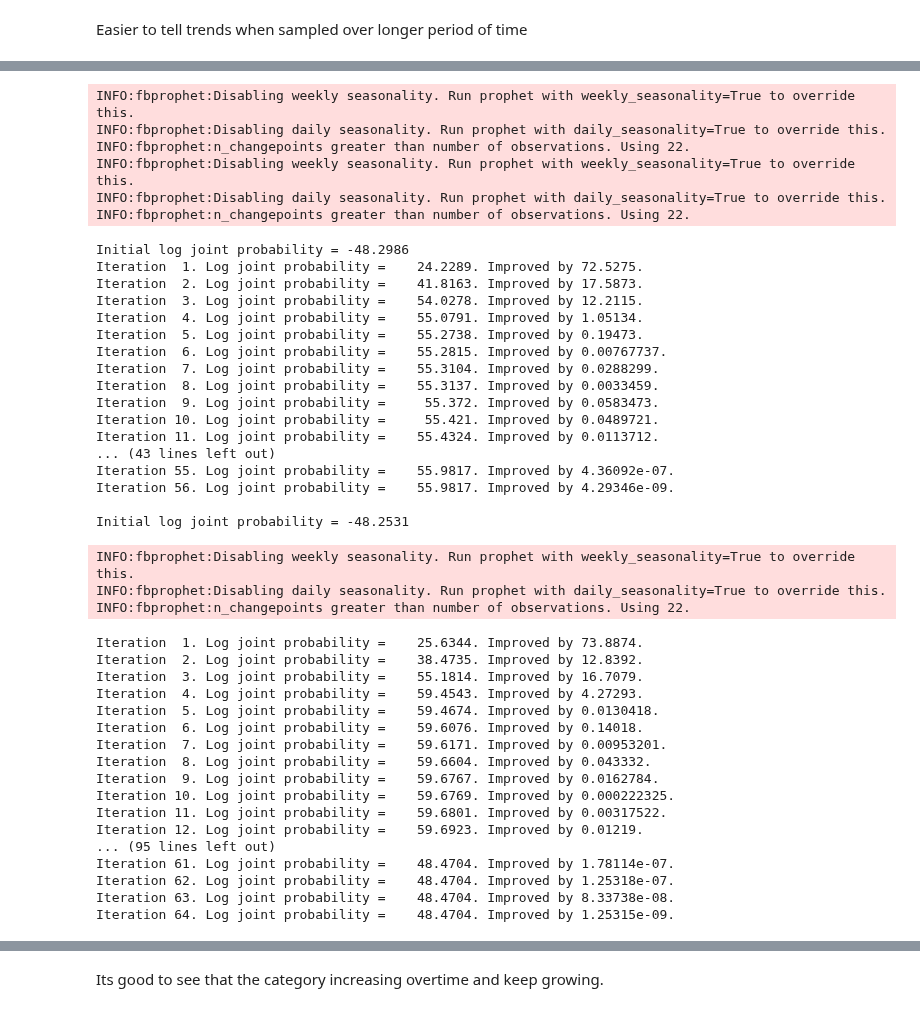
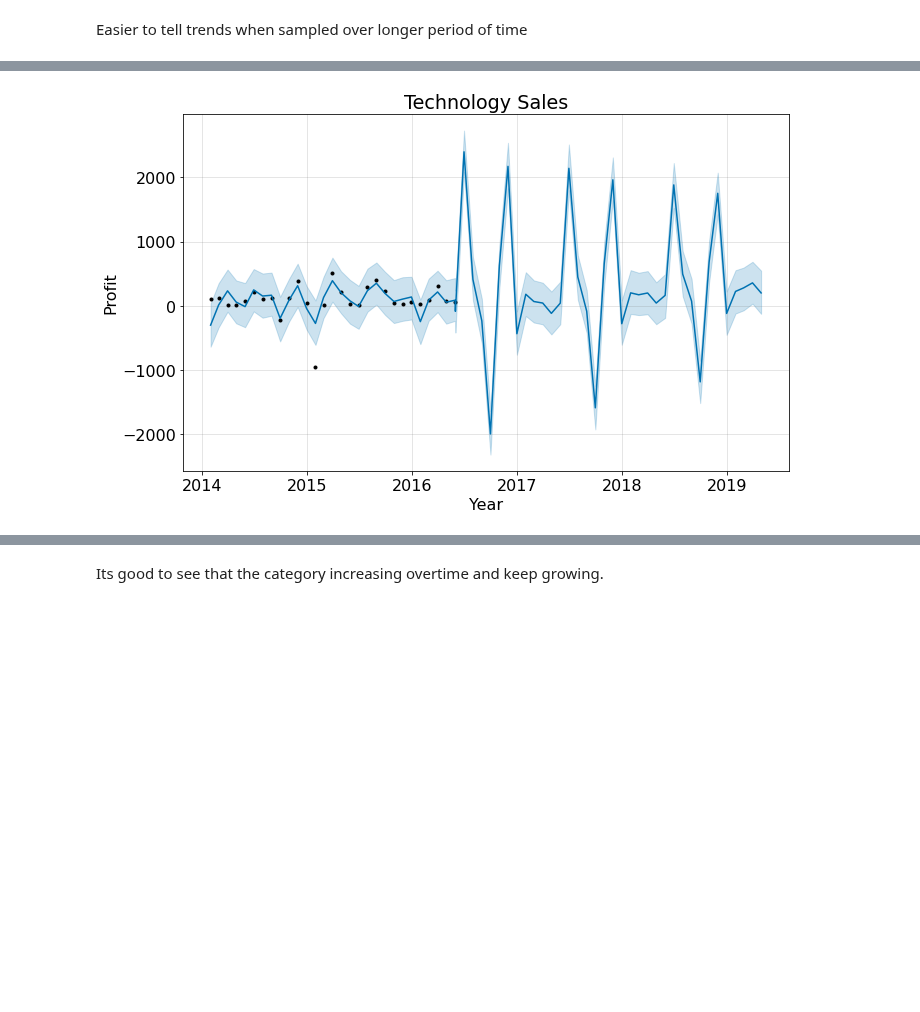
Before and after one commit to Kristofer-Rivera-and-Oliver-Ton/time_series_project, a Jupyter notebook: second_notebook.ipynb, the cells around one changed output, grey strips where cells are left out. Saved outputs shown, nothing was run; the diff lists cells and outputs as text; code cells hidden in the pictures; blank space fills up the shorter version.

```diff
--- a/second_notebook.ipynb
+++ b/second_notebook.ipynb
@@ -241,3 +188,5 @@ monthly_technology = technology['sales'].resample('M').mean()
+# %%
+monthly_technology_profit = technology['profit'].resample('M').mean()
 # %%
 furniture = pd.DataFrame({'Order Date':monthly_furniture.index, 'Sales':monthly_furniture.values})
 office = pd.DataFrame({'Order Date': monthly_office.index, 'Sales': monthly_office.values})
@@ -312,0 +215,4 @@ Iteration 64. Log joint probability =    48.4704. Improved by 1.25315e-09.
+# %%
+technology_profit = technology_profit.rename(columns={'Order Date': 'ds', 'Sales': 'y'})
+technology_profit_model = Prophet(interval_width=0.95)
+technology_profit_model.fit(technology_profit)
@@ -312,0 +268,3 @@ Iteration 64. Log joint probability =    48.4704. Improved by 1.25315e-09.
+# %%
+technology_profit_forecast = technology_profit_model.make_future_dataframe(periods = 36, freq = 'MS')
+technology_profit_forecast = technology_profit_model.predict(technology_profit_forecast)
@@ -337,49 +294,11 @@ plt.show()
+# %%
+technology_profit_model.plot(technology_profit_forecast, xlabel = 'Year', ylabel = 'Profit')
+plt.title('Technology Sales')
+plt.show()
+# %% [output]
+[figure, added]
 # %%
-furniture_model, office_model, technology_model, furniture_forecast, office_forecast, technology_forecast = m.create_model(train, 'category', 'Order Date', target = 'sales')
+furniture_model, office_model, technology_model, furniture_forecast, office_forecast, technology_forecast = m.create_model(train, 'category', 'Order Date', target = 'profit')
-# %% [output]
-INFO:fbprophet:Disabling weekly seasonality. Run prophet with weekly_seasonality=True to override this.
-INFO:fbprophet:Disabling daily seasonality. Run prophet with daily_seasonality=True to override this.
-INFO:fbprophet:n_changepoints greater than number of observations. Using 22.
-INFO:fbprophet:Disabling weekly seasonality. Run prophet with weekly_seasonality=True to override this.
-INFO:fbprophet:Disabling daily seasonality. Run prophet with daily_seasonality=True to override this.
-INFO:fbprophet:n_changepoints greater than number of observations. Using 22.
-Initial log joint probability = -48.2986
-Iteration  1. Log joint probability =    24.2289. Improved by 72.5275.
-Iteration  2. Log joint probability =    41.8163. Improved by 17.5873.
-Iteration  3. Log joint probability =    54.0278. Improved by 12.2115.
-Iteration  4. Log joint probability =    55.0791. Improved by 1.05134.
-Iteration  5. Log joint probability =    55.2738. Improved by 0.19473.
-Iteration  6. Log joint probability =    55.2815. Improved by 0.00767737.
-Iteration  7. Log joint probability =    55.3104. Improved by 0.0288299.
-Iteration  8. Log joint probability =    55.3137. Improved by 0.0033459.
-Iteration  9. Log joint probability =     55.372. Improved by 0.0583473.
-Iteration 10. Log joint probability =     55.421. Improved by 0.0489721.
-Iteration 11. Log joint probability =    55.4324. Improved by 0.0113712.
-... (43 lines left out)
-Iteration 55. Log joint probability =    55.9817. Improved by 4.36092e-07.
-Iteration 56. Log joint probability =    55.9817. Improved by 4.29346e-09.
-
-Initial log joint probability = -48.2531
-INFO:fbprophet:Disabling weekly seasonality. Run prophet with weekly_seasonality=True to override this.
-INFO:fbprophet:Disabling daily seasonality. Run prophet with daily_seasonality=True to override this.
-INFO:fbprophet:n_changepoints greater than number of observations. Using 22.
-Iteration  1. Log joint probability =    25.6344. Improved by 73.8874.
-Iteration  2. Log joint probability =    38.4735. Improved by 12.8392.
-Iteration  3. Log joint probability =    55.1814. Improved by 16.7079.
-Iteration  4. Log joint probability =    59.4543. Improved by 4.27293.
-Iteration  5. Log joint probability =    59.4674. Improved by 0.0130418.
-Iteration  6. Log joint probability =    59.6076. Improved by 0.14018.
-Iteration  7. Log joint probability =    59.6171. Improved by 0.00953201.
-Iteration  8. Log joint probability =    59.6604. Improved by 0.043332.
-Iteration  9. Log joint probability =    59.6767. Improved by 0.0162784.
-Iteration 10. Log joint probability =    59.6769. Improved by 0.000222325.
-Iteration 11. Log joint probability =    59.6801. Improved by 0.00317522.
-Iteration 12. Log joint probability =    59.6923. Improved by 0.01219.
-... (95 lines left out)
-Iteration 61. Log joint probability =    48.4704. Improved by 1.78114e-07.
-Iteration 62. Log joint probability =    48.4704. Improved by 1.25318e-07.
-Iteration 63. Log joint probability =    48.4704. Improved by 8.33738e-08.
-Iteration 64. Log joint probability =    48.4704. Improved by 1.25315e-09.
 # %%
 technology_model.plot(technology_forecast, xlabel = 'Year', ylabel = 'Sales')
 plt.title('Technology Sales')
```
Also changed, not shown: parts of 28 cells of this notebook.
